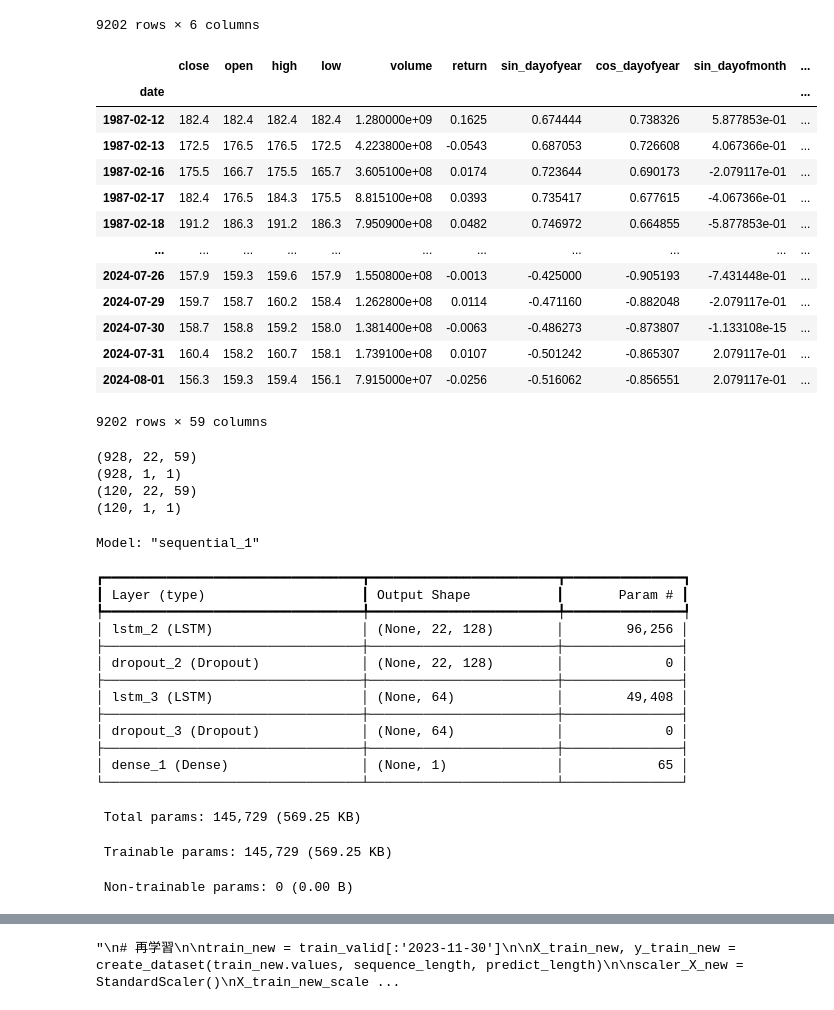
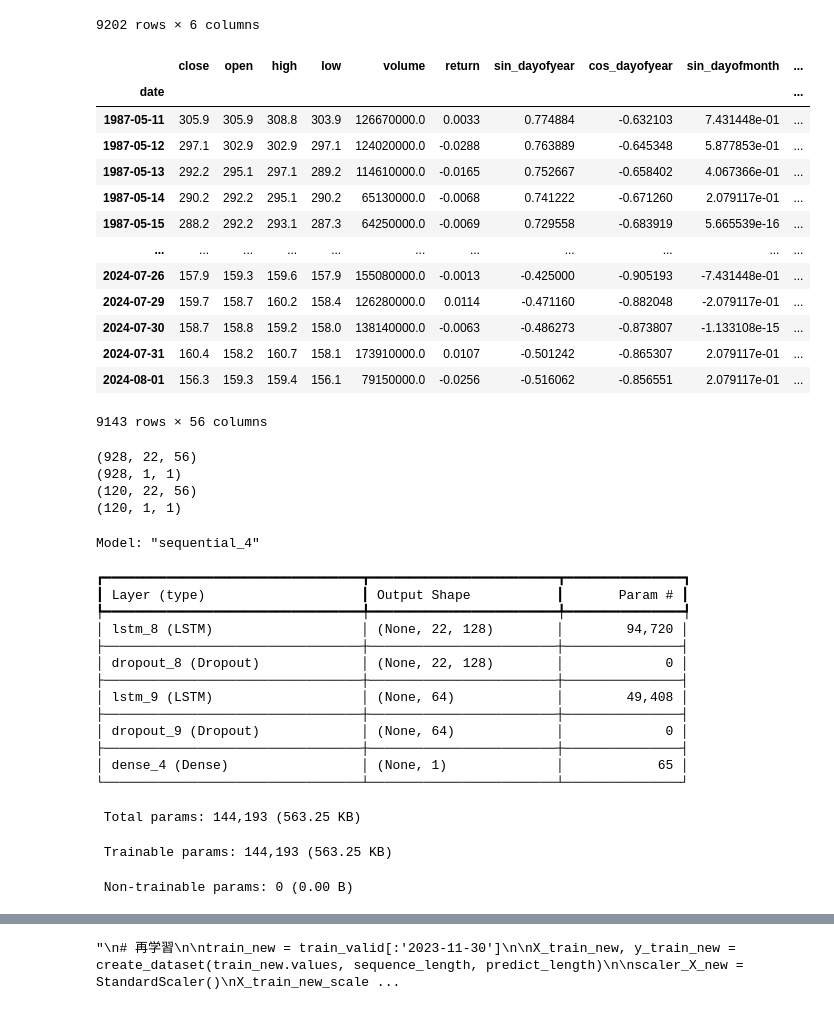
Before and after one commit to kaisei3506/close_price_prediction, a Jupyter notebook: past60days_future1day_lstm.ipynb, the cells around one changed output, grey strips where cells are left out. Drawn from its saved outputs; the diff is of its cells as text; code cells hidden in the pictures.

```diff
--- a/past60days_future1day_lstm.ipynb
+++ b/past60days_future1day_lstm.ipynb
@@ -68,8 +68,8 @@ import holidays
 
 def compute_rsi(data, window=14):
     delta = data['close'].diff()
-    gain = (delta.where(delta > 0, 0)).rolling(window=window).mean()
-    loss = (-delta.where(delta < 0, 0)).rolling(window=window).mean()
+    gain = (delta.where(delta > 0, 0)).ewm(span=window, adjust=False).mean()
+    loss = (-delta.where(delta < 0, 0)).ewm(span=window, adjust=False).mean()
     rs = gain / loss
     return 100 - (100 / (1 + rs))
 
@@ -81,12 +81,14 @@ def engineer(df_old):
   df_new['cos_dayofyear'] = np.cos(2 * np.pi * df_new.index.dayofyear / 365)
   df_new['sin_dayofmonth'] = np.sin(2 * np.pi * df_new.index.day / 30)
   df_new['cos_dayofmonth'] = np.cos(2 * np.pi * df_new.index.day / 30)
+  '''
   df_new['sin_dayofweek'] = np.sin(2 * np.pi * df_new.index.dayofweek / 7)
-  df_new['cos_dayofweek'] = np.sin(2 * np.pi * df_new.index.dayofweek / 7)
+  df_new['cos_dayofweek'] = np.cos(2 * np.pi * df_new.index.dayofweek / 7)
 
   # 日本の休日
   jp_holidays = holidays.Japan()
   df_new['holiday'] = df_new.index.map(lambda x: 1 if x in jp_holidays else 0)
+  '''
 
   # 移動平均、相対力指数
   sma_list = [5, 10, 20, 60]
@@ -117,45 +119,47 @@ def engineer(df_old):
   # ADX
   epsilon = 1e-6
   df_new['+DM'] = df_new['high'] - df_new['high'].shift(1)
   df_new['-DM'] = df_new['low'].shift(1) - df_new['low']
   df_new['TR'] = np.maximum.reduce([
     df_new['high'] - df_new['low'],
     abs(df_new['high'] - df_new['close'].shift(1)),
     abs(df_new['low'] - df_new['close'].shift(1))
     ])
   df_new['+DI'] = df_new['+DM'].rolling(window=14).sum() / (df_new['TR'].rolling(window=14).sum() + epsilon) * 100
   df_new['-DI'] = df_new['-DM'].rolling(window=14).sum() / (df_new['TR'].rolling(window=14).sum() + epsilon) * 100
   df_new['DX'] = abs((df_new['+DI'] - df_new['-DI']) / (df_new['+DI'] + df_new['-DI'] + epsilon)) * 100
   df_new['ADX'] = df_new['DX'].rolling(window=14).mean()
 
   # ストキャスティクス
   df_new['%K'] = (df_new['close'] - df_new['low'].rolling(window=14).min()) / (df_new['high'].rolling(window=14).max() - df_new['low'].rolling(window=14).min()) * 100
   df_new['%D'] = df_new['%K'].rolling(window=3).mean()
   '''
 
 
   #df_new = df_new.drop(['open', 'high', 'low'], axis=1)
 
+  df_new = df_new.dropna()
+
 
   return df_new
 
 engineered_df = engineer(df)
 engineered_df
 # %% [output]
 |  | close | open | high | low | volume | return | sin_dayofyear | cos_dayofyear | sin_dayofmonth | ... |
 | date |  |  |  |  |  |  |  |  |  | ... |
-| 1987-02-12 | 182.4 | 182.4 | 182.4 | 182.4 | 1.280000e+09 | 0.1625 | 0.674444 | 0.738326 | 5.877853e-01 | ... |
-| 1987-02-13 | 172.5 | 176.5 | 176.5 | 172.5 | 4.223800e+08 | -0.0543 | 0.687053 | 0.726608 | 4.067366e-01 | ... |
-| 1987-02-16 | 175.5 | 166.7 | 175.5 | 165.7 | 3.605100e+08 | 0.0174 | 0.723644 | 0.690173 | -2.079117e-01 | ... |
-| 1987-02-17 | 182.4 | 176.5 | 184.3 | 175.5 | 8.815100e+08 | 0.0393 | 0.735417 | 0.677615 | -4.067366e-01 | ... |
-| 1987-02-18 | 191.2 | 186.3 | 191.2 | 186.3 | 7.950900e+08 | 0.0482 | 0.746972 | 0.664855 | -5.877853e-01 | ... |
+| 1987-05-11 | 305.9 | 305.9 | 308.8 | 303.9 | 126670000.0 | 0.0033 | 0.774884 | -0.632103 | 7.431448e-01 | ... |
+| 1987-05-12 | 297.1 | 302.9 | 302.9 | 297.1 | 124020000.0 | -0.0288 | 0.763889 | -0.645348 | 5.877853e-01 | ... |
+| 1987-05-13 | 292.2 | 295.1 | 297.1 | 289.2 | 114610000.0 | -0.0165 | 0.752667 | -0.658402 | 4.067366e-01 | ... |
+| 1987-05-14 | 290.2 | 292.2 | 295.1 | 290.2 | 65130000.0 | -0.0068 | 0.741222 | -0.671260 | 2.079117e-01 | ... |
+| 1987-05-15 | 288.2 | 292.2 | 293.1 | 287.3 | 64250000.0 | -0.0069 | 0.729558 | -0.683919 | 5.665539e-16 | ... |
 | ... | ... | ... | ... | ... | ... | ... | ... | ... | ... | ... |
-| 2024-07-26 | 157.9 | 159.3 | 159.6 | 157.9 | 1.550800e+08 | -0.0013 | -0.425000 | -0.905193 | -7.431448e-01 | ... |
-| 2024-07-29 | 159.7 | 158.7 | 160.2 | 158.4 | 1.262800e+08 | 0.0114 | -0.471160 | -0.882048 | -2.079117e-01 | ... |
-| 2024-07-30 | 158.7 | 158.8 | 159.2 | 158.0 | 1.381400e+08 | -0.0063 | -0.486273 | -0.873807 | -1.133108e-15 | ... |
-| 2024-07-31 | 160.4 | 158.2 | 160.7 | 158.1 | 1.739100e+08 | 0.0107 | -0.501242 | -0.865307 | 2.079117e-01 | ... |
-| 2024-08-01 | 156.3 | 159.3 | 159.4 | 156.1 | 7.915000e+07 | -0.0256 | -0.516062 | -0.856551 | 2.079117e-01 | ... |
+| 2024-07-26 | 157.9 | 159.3 | 159.6 | 157.9 | 155080000.0 | -0.0013 | -0.425000 | -0.905193 | -7.431448e-01 | ... |
+| 2024-07-29 | 159.7 | 158.7 | 160.2 | 158.4 | 126280000.0 | 0.0114 | -0.471160 | -0.882048 | -2.079117e-01 | ... |
+| 2024-07-30 | 158.7 | 158.8 | 159.2 | 158.0 | 138140000.0 | -0.0063 | -0.486273 | -0.873807 | -1.133108e-15 | ... |
+| 2024-07-31 | 160.4 | 158.2 | 160.7 | 158.1 | 173910000.0 | 0.0107 | -0.501242 | -0.865307 | 2.079117e-01 | ... |
+| 2024-08-01 | 156.3 | 159.3 | 159.4 | 156.1 | 79150000.0 | -0.0256 | -0.516062 | -0.856551 | 2.079117e-01 | ... |
-9202 rows × 59 columns
+9143 rows × 56 columns
 # %%
 train_valid = engineered_df['2019-01-01':'2023-12-31']
 
@@ -185,9 +189,9 @@ print(y_train.shape)
 print(X_valid.shape)
 print(y_valid.shape)
 # %% [output]
-(928, 22, 59)
+(928, 22, 56)
 (928, 1, 1)
-(120, 22, 59)
+(120, 22, 56)
 (120, 1, 1)
 # %%
 from sklearn.preprocessing import StandardScaler
@@ -248,21 +252,21 @@ lstm_model.compile(optimizer=optimizer, loss='mse')
 plot_model(lstm_model, to_file='lstm_model.png', show_shapes=True, show_layer_names=True)
 lstm_model.summary()
 # %% [output]
-Model: "sequential_1"
+Model: "sequential_4"
 ┏━━━━━━━━━━━━━━━━━━━━━━━━━━━━━━━━━┳━━━━━━━━━━━━━━━━━━━━━━━━┳━━━━━━━━━━━━━━━┓
 ┃ Layer (type)                    ┃ Output Shape           ┃       Param # ┃
 ┡━━━━━━━━━━━━━━━━━━━━━━━━━━━━━━━━━╇━━━━━━━━━━━━━━━━━━━━━━━━╇━━━━━━━━━━━━━━━┩
-│ lstm_2 (LSTM)                   │ (None, 22, 128)        │        96,256 │
+│ lstm_8 (LSTM)                   │ (None, 22, 128)        │        94,720 │
 ├─────────────────────────────────┼────────────────────────┼───────────────┤
-│ dropout_2 (Dropout)             │ (None, 22, 128)        │             0 │
+│ dropout_8 (Dropout)             │ (None, 22, 128)        │             0 │
 ├─────────────────────────────────┼────────────────────────┼───────────────┤
-│ lstm_3 (LSTM)                   │ (None, 64)             │        49,408 │
+│ lstm_9 (LSTM)                   │ (None, 64)             │        49,408 │
 ├─────────────────────────────────┼────────────────────────┼───────────────┤
-│ dropout_3 (Dropout)             │ (None, 64)             │             0 │
+│ dropout_9 (Dropout)             │ (None, 64)             │             0 │
 ├─────────────────────────────────┼────────────────────────┼───────────────┤
-│ dense_1 (Dense)                 │ (None, 1)              │            65 │
+│ dense_4 (Dense)                 │ (None, 1)              │            65 │
 └─────────────────────────────────┴────────────────────────┴───────────────┘
- Total params: 145,729 (569.25 KB)
+ Total params: 144,193 (563.25 KB)
- Trainable params: 145,729 (569.25 KB)
+ Trainable params: 144,193 (563.25 KB)
  Non-trainable params: 0 (0.00 B)
 # %%
```
Also changed, not shown: parts of 6 cells of this notebook.
